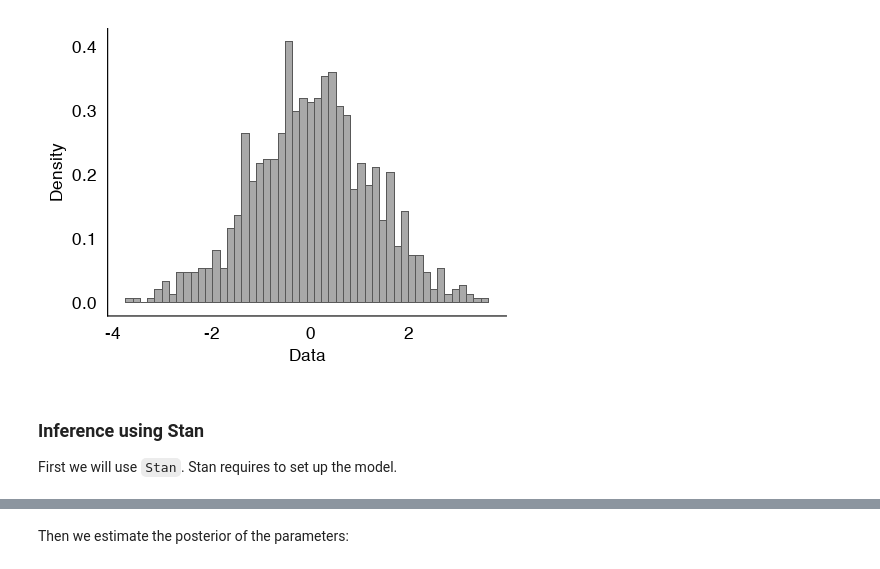
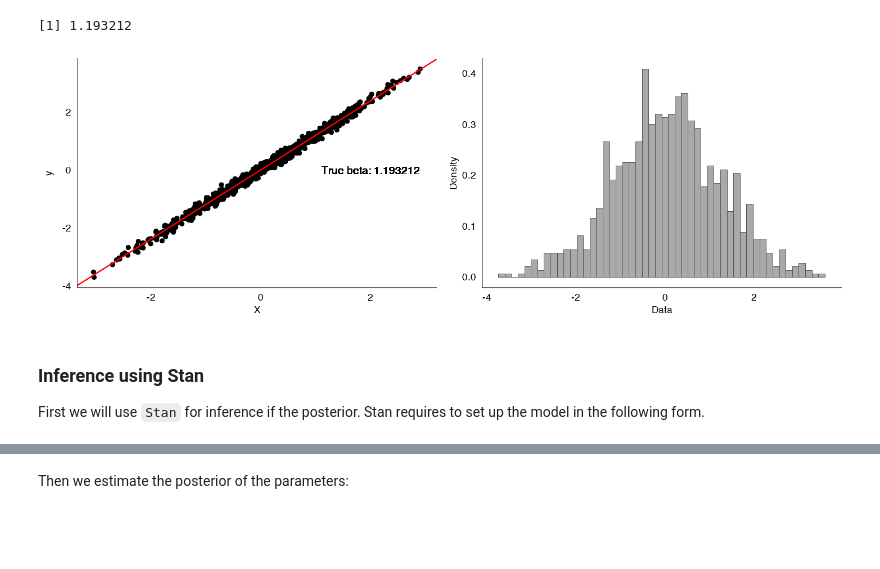
Before and after one commit to dirmeier/etudes, a Jupyter notebook: 01a-bayesian_lasso.ipynb, the cells around one changed output, grey strips where cells are left out. Saved outputs shown, nothing was run; the diff lists cells and outputs as text; code cells hidden in the pictures; blank space fills up the shorter version.

```diff
--- a/01a-bayesian_lasso.ipynb
+++ b/01a-bayesian_lasso.ipynb
@@ -78,12 +54,23 @@ ggplot(data.frame(X=X, y=y)) +
+# %%
+beta
+# %% [output]
+[1] 1.193212
 # %%
-ggplot(data.frame(Y=y)) +
-    geom_histogram(aes(Y, y=..density..), fill="darkgrey", color="black", cex=.1, bins=50) +
-    simon_theme() +
-    scale_y_continuous("Density") +
-    scale_x_continuous("Data")
+p1.scatter <- ggplot(data.frame(X=X, y=y)) +
+  geom_point(aes(X, y)) +
+  geom_abline(slope = beta, color="red") +
+  geom_text(data=NULL, x = 2, y = 0, label = paste("True beta:", format(beta))) +
+  simon_theme()
+pl.hist <- ggplot(data.frame(Y=y)) +
+  geom_histogram(aes(Y, y=..density..), fill="darkgrey", color="black", cex=.1, bins=50) +
+  simon_theme() +
+  scale_y_continuous("Density") +
+  scale_x_continuous("Data")
+
+cowplot::plot_grid(p1.scatter, pl.hist, ncol=2, align="vh")
 # %% [output]
-[figure, old version]
+[figure, new version]
 # %% [markdown]
 ### Inference using Stan
 
-First we will use `Stan`. Stan requires to set up the model.
+First we will use `Stan` for inference if the posterior. Stan requires to set up the model in the following form.
```
Also changed, not shown: parts of 29 cells of this notebook, 1 other file.
